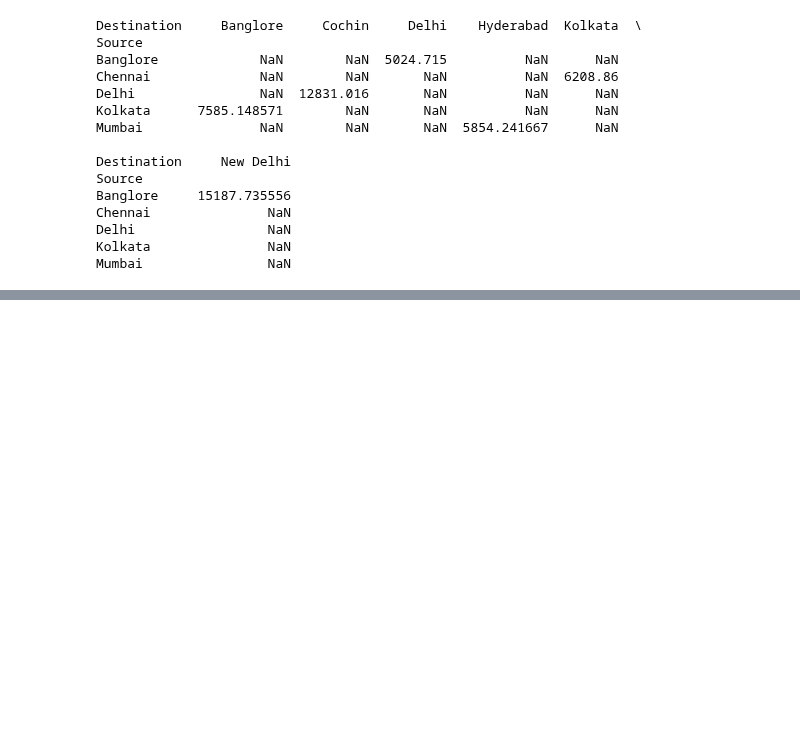
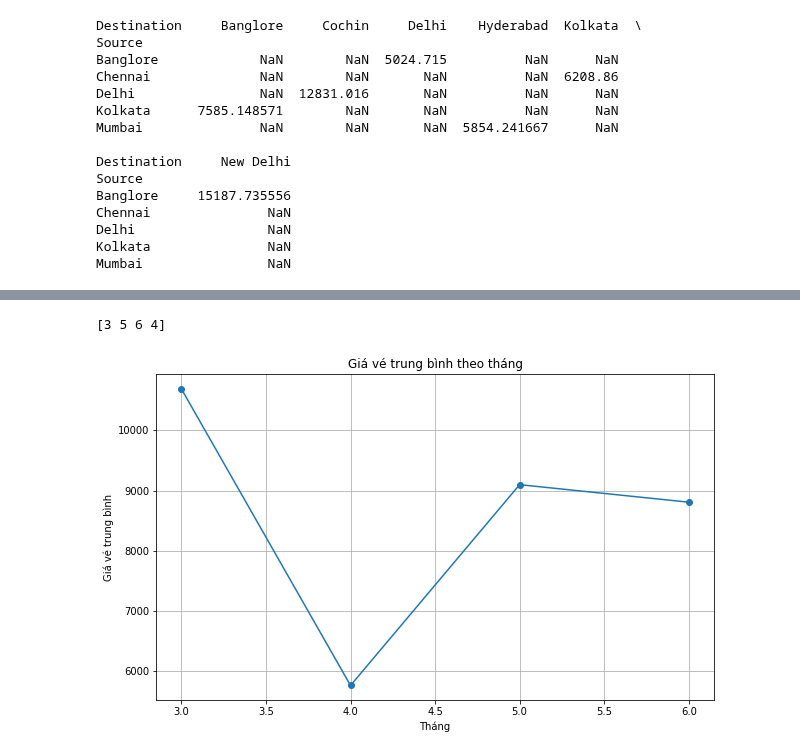
Before and after one commit to Nganho22/rvPython, a Jupyter notebook: 20127250.ipynb, the cells around one changed output, grey strips where cells are left out. Drawn from its saved outputs; the diff is of its cells as text; code cells hidden in the pictures; blank space fills up the shorter version.

```diff
--- a/20127250.ipynb
+++ b/20127250.ipynb
@@ -404,0 +457,19 @@ print(merged_DT)
+# %%
+#Giá vé tăng khi nào
+merged_DT['Date_of_Journey'] = pd.to_datetime(merged_DT['Date_of_Journey'], format='%d/%m/%Y')
+
+merged_DT['Month_of_Journey'] = merged_DT['Date_of_Journey'].dt.month
+print(merged_DT['Month_of_Journey'].unique())
+
+average_price_by_month = merged_DT.groupby('Month_of_Journey')['Price'].mean()
+
+plt.figure(figsize=(10, 6))
+plt.plot(average_price_by_month.index, average_price_by_month.values, marker='o')
+plt.title('Giá vé trung bình theo tháng')
+plt.xlabel('Tháng')
+plt.ylabel('Giá vé trung bình')
+plt.grid(True)
+plt.show()
+# %% [output]
+[3 5 6 4]
+[figure, added]
```
Also changed, not shown: parts of 16 cells of this notebook, 13 other files.
